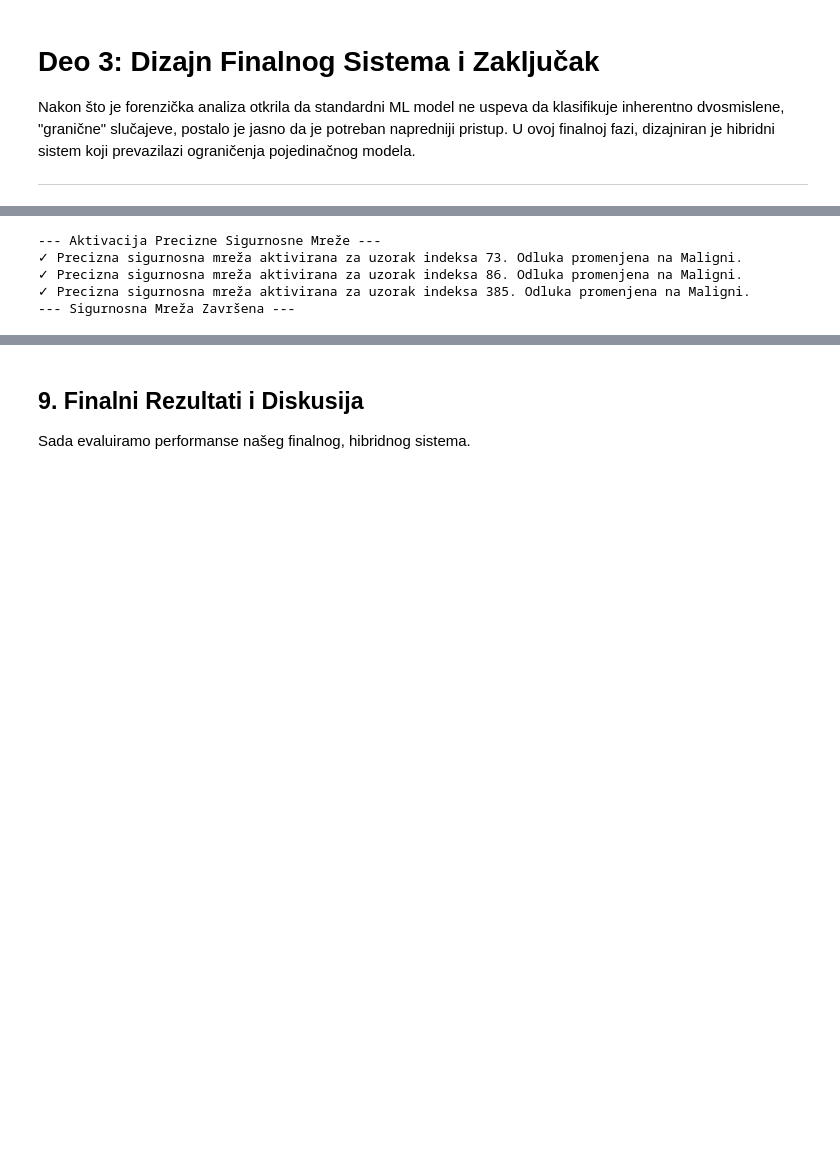
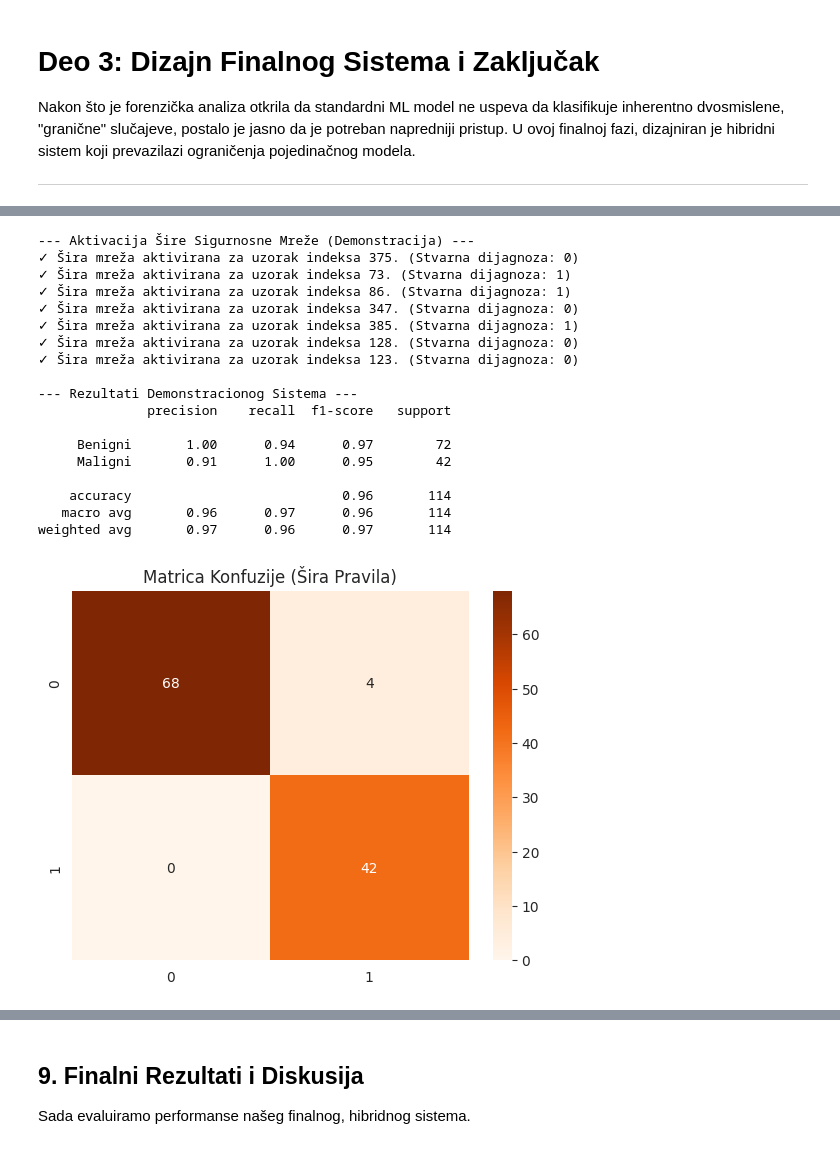
Before and after one commit to Konstantin036/BreastCancerDiagnosticClassification, a Jupyter notebook: notebooks/Breast_Cancer_Classification_Final_Report.ipynb, the cells around one changed output, grey strips where cells are left out. Drawn from its saved outputs; the diff is of its cells as text; code cells hidden in the pictures; blank space fills up the shorter version.

```diff
--- a/notebooks/Breast_Cancer_Classification_Final_Report.ipynb
+++ b/notebooks/Breast_Cancer_Classification_Final_Report.ipynb
@@ -486,35 +504,45 @@ Ovaj pristup omogućava da zadržimo visoku tačnost modela na jasnim slučajevi
-# %%
-# Inicijalna predikcija sa našim najboljim RF modelom (best_initial_model)
-y_pred_initial = best_initial_model.predict(X_test_scaled)
-
-# Kreiramo kopiju koju ćemo modifikovati
-y_pred_final = y_pred_initial.copy()
-
-# Primena PRECIZNE sigurnosne mreže
-print("--- Aktivacija Precizne Sigurnosne Mreže ---")
-for i in range(len(X_test)):
-    # Ako je model već rekao da je maligan, ne diramo ništa
-    if y_pred_initial[i] == 1:
-        continue
-
-    # Ako je model rekao da je benigan, proveravamo precizna pravila
-    uzorak = X_test.iloc[i]
-
-    # Definišimo uslove koji tačno opisuju "granični slučaj" koji smo istražili
-    # Dajemo male margine oko vrednosti koje smo videli u forenzici
-    uslov_velicina = (uzorak['worst radius'] > 15.5) and (uzorak['worst radius'] < 17.0)
-    uslov_oblik = (uzorak['worst concave points'] > 0.12) and (uzorak['worst concave points'] < 0.14)
-    uslov_povrsina = (uzorak['worst area'] > 750) and (uzorak['worst area'] < 820)
-
-    # Ako su SVA tri precizna uslova ispunjena, ovo je naš sumnjivi slučaj!
-    if uslov_velicina and uslov_oblik and uslov_povrsina:
-        y_pred_final[i] = 1 # Preinači odluku u Maligni!
-        print(f"✓ Precizna sigurnosna mreža aktivirana za uzorak indeksa {X_test.index[i]}. Odluka promenjena na Maligni.")
-
-print("--- Sigurnosna Mreža Završena ---")
-# %% [output]
---- Aktivacija Precizne Sigurnosne Mreže ---
-✓ Precizna sigurnosna mreža aktivirana za uzorak indeksa 73. Odluka promenjena na Maligni.
-✓ Precizna sigurnosna mreža aktivirana za uzorak indeksa 86. Odluka promenjena na Maligni.
-✓ Precizna sigurnosna mreža aktivirana za uzorak indeksa 385. Odluka promenjena na Maligni.
---- Sigurnosna Mreža Završena ---
+# %%
+# Inicijalna predikcija sa našim najboljim RF modelom
+y_pred_initial = best_initial_model.predict(X_test_scaled)
+y_pred_demonstration = y_pred_initial.copy()
+
+# Primena ŠIRIH pravila
+print("--- Aktivacija Šire Sigurnosne Mreže (Demonstracija) ---")
+for i in range(len(X_test)):
+    if y_pred_initial[i] == 0: # Proveravamo samo one koje je RF proglasio benignim
+        uzorak = X_test.iloc[i]
+
+        # Šira, opštija pravila
+        uslov_velicina = uzorak['worst radius'] > 15.0
+        uslov_oblik = uzorak['worst concave points'] > 0.12
+
+        if uslov_velicina and uslov_oblik:
+            y_pred_demonstration[i] = 1 # Preinači odluku
+            print(f"✓ Šira mreža aktivirana za uzorak indeksa {X_test.index[i]}. (Stvarna dijagnoza: {y_test.iloc[i]})")
+
+print("\n--- Rezultati Demonstracionog Sistema ---")
+print(classification_report(y_test, y_pred_demonstration, target_names=['Benigni', 'Maligni']))
+cm_demo = confusion_matrix(y_test, y_pred_demonstration)
+sns.heatmap(cm_demo, annot=True, fmt='d', cmap='Oranges')
+plt.title('Matrica Konfuzije (Šira Pravila)')
+plt.show()
+# %% [output]
+--- Aktivacija Šire Sigurnosne Mreže (Demonstracija) ---
+✓ Šira mreža aktivirana za uzorak indeksa 375. (Stvarna dijagnoza: 0)
+✓ Šira mreža aktivirana za uzorak indeksa 73. (Stvarna dijagnoza: 1)
+✓ Šira mreža aktivirana za uzorak indeksa 86. (Stvarna dijagnoza: 1)
+✓ Šira mreža aktivirana za uzorak indeksa 347. (Stvarna dijagnoza: 0)
+✓ Šira mreža aktivirana za uzorak indeksa 385. (Stvarna dijagnoza: 1)
+✓ Šira mreža aktivirana za uzorak indeksa 128. (Stvarna dijagnoza: 0)
+✓ Šira mreža aktivirana za uzorak indeksa 123. (Stvarna dijagnoza: 0)
+
+--- Rezultati Demonstracionog Sistema ---
+              precision    recall  f1-score   support
+
+     Benigni       1.00      0.94      0.97        72
+     Maligni       0.91      1.00      0.95        42
+
+    accuracy                           0.96       114
+   macro avg       0.96      0.97      0.96       114
+weighted avg       0.97      0.96      0.97       114
+[figure, added]
```
Also changed, not shown: parts of 9 cells of this notebook.
